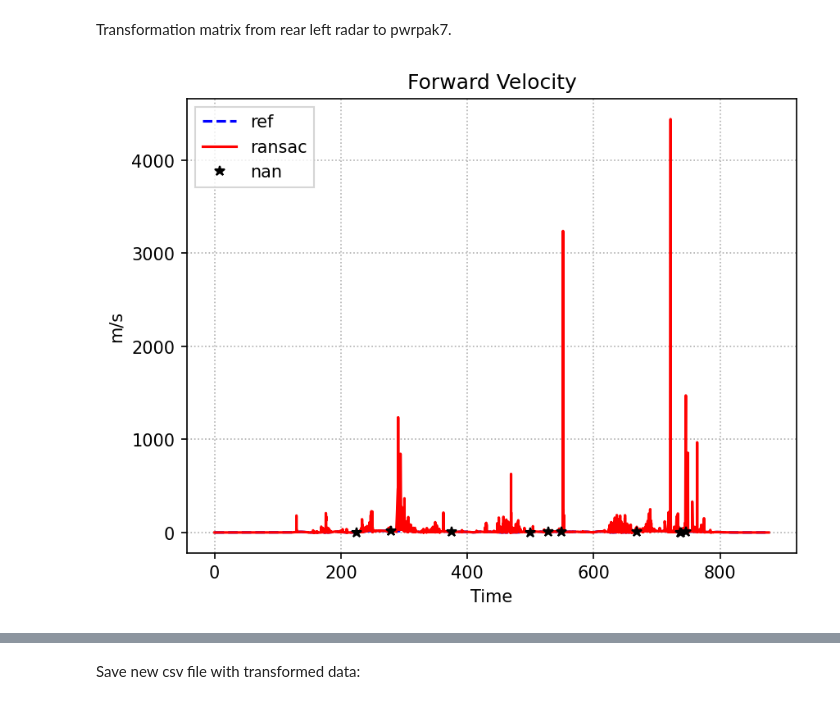
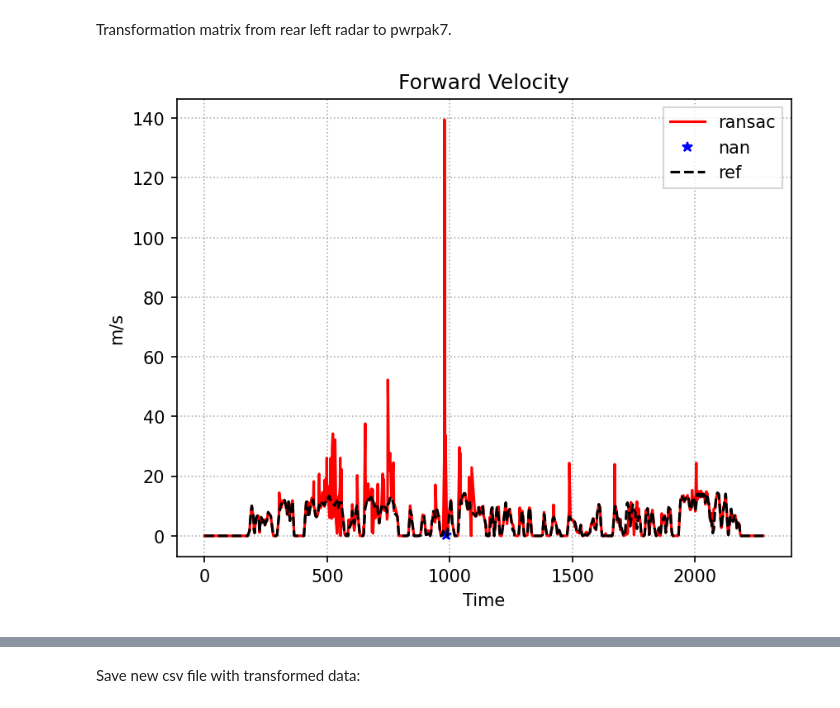
Before and after one commit to paaraujo/TSAS-2023, a Jupyter notebook: utils/Ransac.ipynb, the cells around one changed output, grey strips where cells are left out. Saved outputs shown, nothing was run; the diff lists cells and outputs as text; code cells hidden in the pictures.

```diff
--- a/utils/Ransac.ipynb
+++ b/utils/Ransac.ipynb
@@ -38,9 +38,10 @@ radar.head()
 # %%
-ref = pd.read_csv("../data/2022-09-05-16-29-36/inspvax2.csv")
+ref = pd.read_csv("../data/2022-09-06-12-55-08/inspvax.csv")
 # %%
 ref['speed'] = np.sqrt(np.square(ref.loc[:,'east_velocity'].to_numpy()) +
                        np.square(ref.loc[:,'north_velocity'].to_numpy()) +
                        np.square(ref.loc[:,'up_velocity'].to_numpy()))
+ref['std'] = np.zeros(ref.shape[0])
 # %% [markdown]
 Propagating uncertainties:
 # %%
@@ -114,7 +115,7 @@ Using calibration made in Kingston:
 # %% [markdown]
 Transformation matrix from front right radar to pwrpak7.
 # %%
-# R = Rot.from_euler('xyz', [0.04782, 0.00323, -0.73950], degrees=False)
+R = Rot.from_euler('xyz', [0.04782, 0.00323, -0.73950], degrees=False)
 # t = np.array([0.25252, -0.51511, -0.34276]) + np.array([0.480, -0.115, 0.395])
 # T = np.eye(4)
 # T[0:3,0:3] = R.as_matrix()
@@ -123,7 +124,7 @@ Transformation matrix from front right radar to pwrpak7.
 # %% [markdown]
 Transformation matrix from front left radar to pwrpak7.
 # %%
-R = Rot.from_euler('xyz', [-0.07209, -0.03804, 0.86847], degrees=False)
+# R = Rot.from_euler('xyz', [-0.07209, -0.03804, 0.86847], degrees=False)
 # %% [markdown]
 Transformation matrix from rear right radar to pwrpak7.
 # %%
@@ -154,18 +155,18 @@ idx = np.isnan(body_data[:,2])
 # sigma = np.sqrt(s1*np.square(body_data[:,-1]))
 # %%
 # plt.fill_between(body_data[:,0]-body_data[0,0], -sigma+body_data[:,1], sigma+body_data[:,1], color='b', alpha=0.2, label=str(100*(1-alpha)) + '% Confidence Bounds')
-plt.plot(body_data[:,0]-body_data[0,0],body_data[:,1],'--b',label='ref')
 plt.plot(body_data[~idx,0]-body_data[0,0],body_data[~idx,2],'r',label='ransac')
-plt.plot(body_data[idx,0]-body_data[0,0],body_data[idx,1],'*k',label='nan')
+plt.plot(body_data[idx,0]-body_data[0,0],body_data[idx,1],'*b',label='nan')
+plt.plot(body_data[:,0]-body_data[0,0],body_data[:,1],'--k',label='ref')
 # plt.axis('equal')
 plt.legend(fancybox=False)
 plt.xlabel('Time')
 plt.ylabel('m/s')
 plt.title('Forward Velocity')
 plt.grid(linestyle=':')
 plt.show()
 # %% [output]
-[figure, old version]
+[figure, new version]
 # %%
 print(f'RMSE: {mean_squared_error(body_data[~idx,1], body_data[~idx,2], squared=False)} m/s')
 # %% [output]
```
Also changed, not shown: parts of 8 cells of this notebook, 7 other files.
